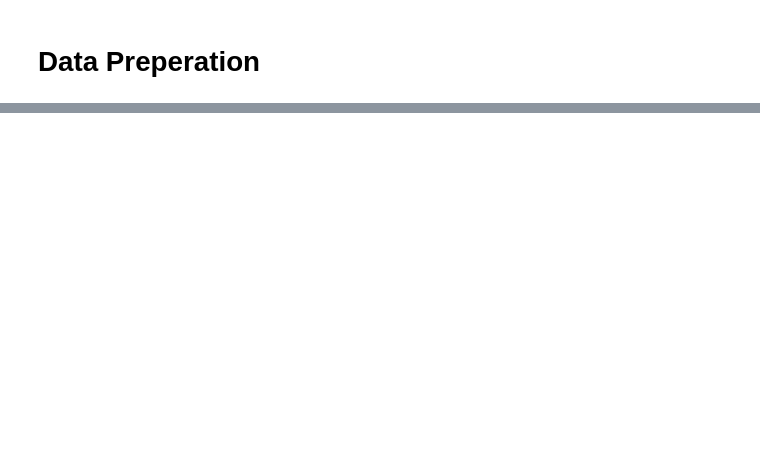
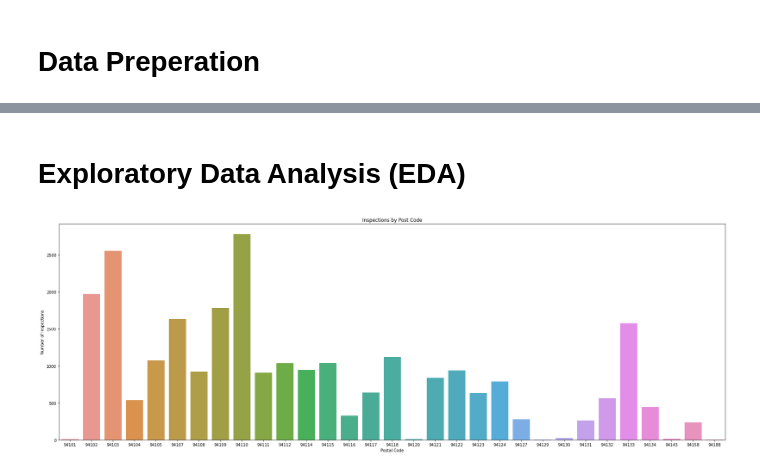
Before and after one commit to erikrowens/Codecademy, a Jupyter notebook: Final_Portfolio_Project/Final_Portfolio_Project.ipynb, the cells around one changed output, grey strips where cells are left out. Saved outputs shown, nothing was run; the diff lists cells and outputs as text; code cells hidden in the pictures; blank space fills up the shorter version.

```diff
--- a/Final_Portfolio_Project/Final_Portfolio_Project.ipynb
+++ b/Final_Portfolio_Project/Final_Portfolio_Project.ipynb
@@ -239 +254,22 @@ scoresDF = scoresDF[scoresDF.business_postal_code.str.contains('^941', regex=Tru
+# %% [markdown]
+# Exploratory Data Analysis (EDA)
+# %%
+#@title Code: plot number of inspections/post code
+#returns a series
+inspectionCountsByPostCode = scoresDF.groupby('business_postal_code')['inspection_id'].nunique().sort_index()
+
+#@title Code: plot number of inspections by post code
+plt.figure(figsize=[30,10])
+ax = sns.countplot()
+
+#sns.barplot(data=inspectionCountsByPostCode, x=inspectionCountsByPostCode.index, y=inspectionCountsByPostCode.values)
+sns.barplot(x=inspectionCountsByPostCode.index, y=inspectionCountsByPostCode.values)
+ax.set_title("Inspections by Post Code")
+ax.set(xlabel='Postal Code', ylabel='Number of Inspections')
+
+plt.savefig(projectFolder+"nbr_inspections_by_post_code.png", format="png")
+
+plt.show()
+# %% [output]
+[figure, added]
 # %%
```
Also changed, not shown: parts of 13 cells of this notebook.
